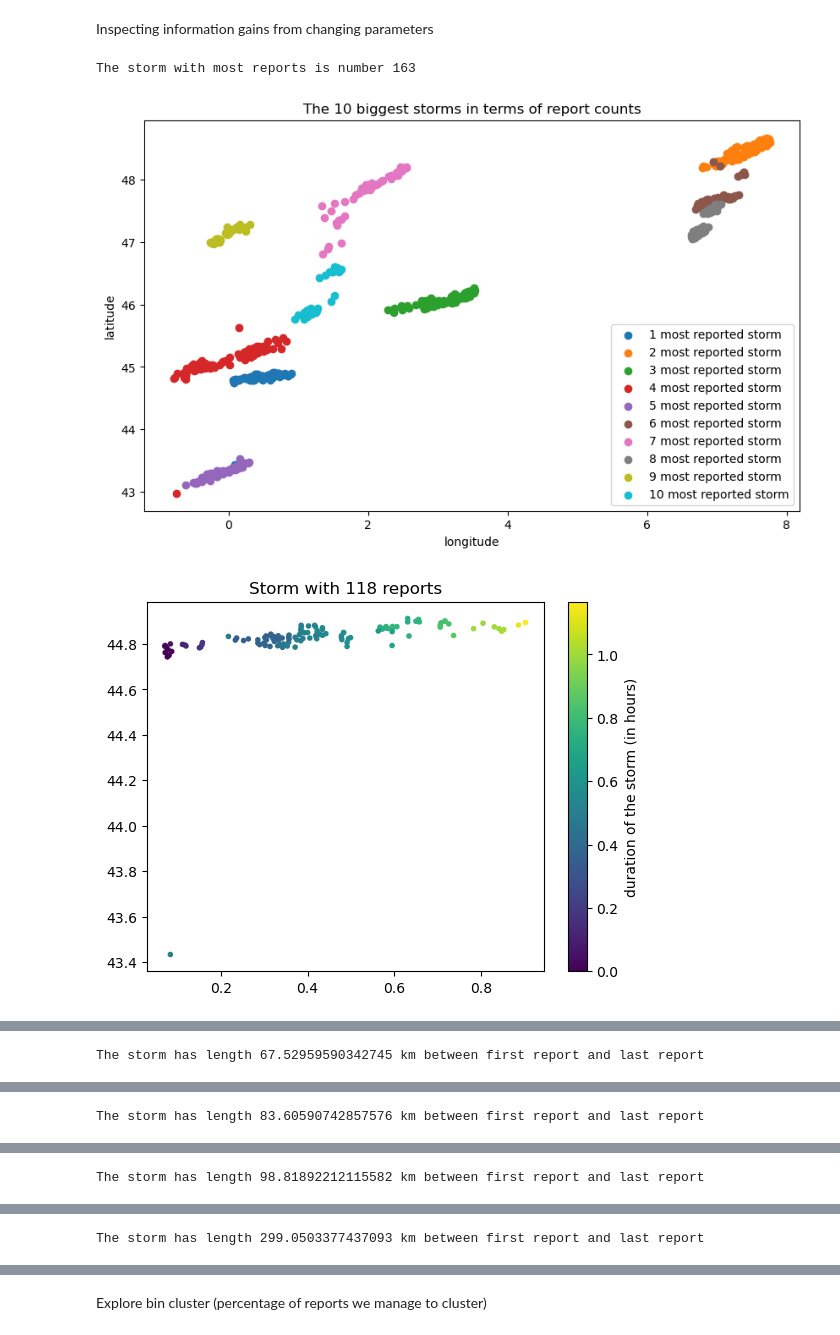
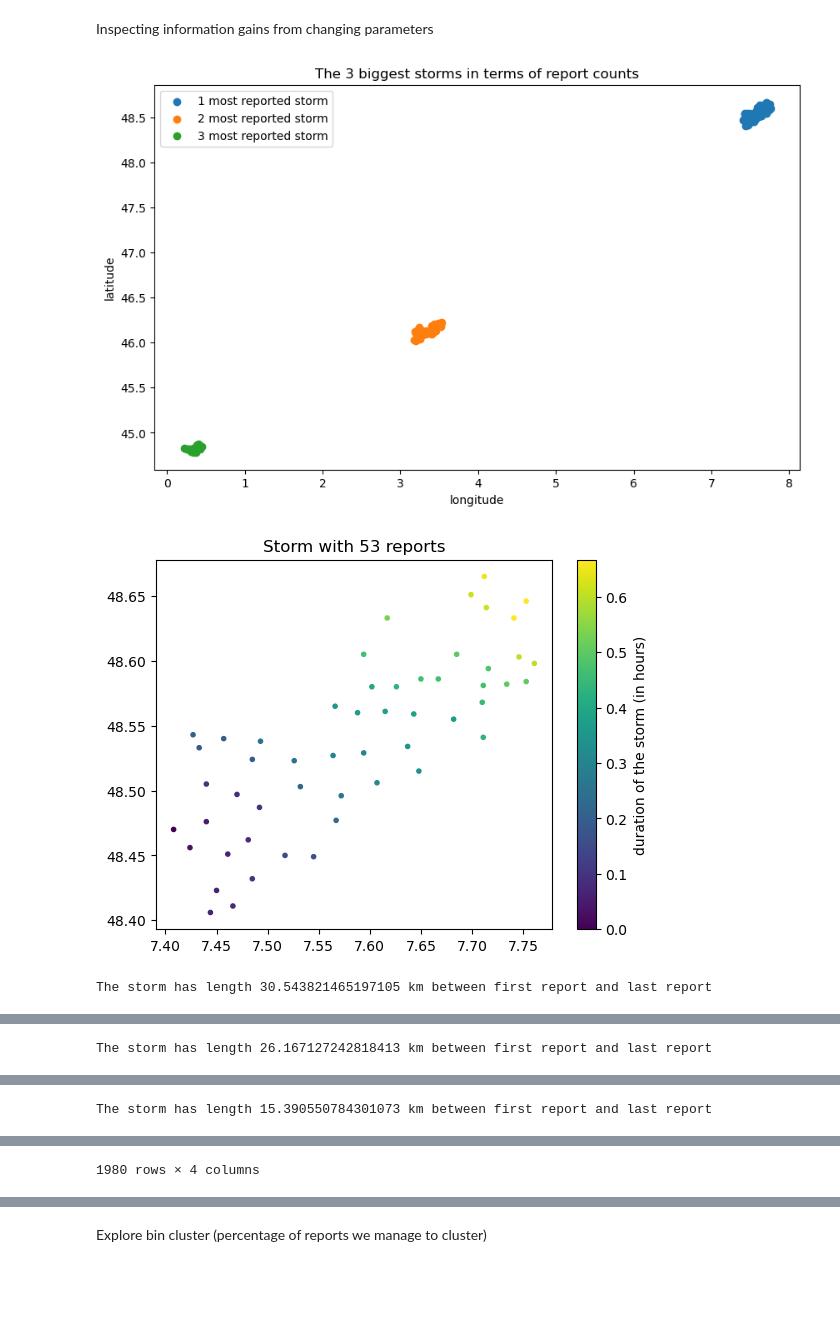
Before and after one commit to eliottmlg/Statapp-Hail-storm, a Jupyter notebook: parameters.ipynb, the cells around one changed output, grey strips where cells are left out. Drawn from its saved outputs; the diff is of its cells as text; code cells hidden in the pictures; blank space fills up the shorter version.

```diff
--- a/parameters.ipynb
+++ b/parameters.ipynb
@@ -184,9 +141,9 @@ The storm has length 189.76721988809064 km between first report and last report
 # %% [markdown]
 Inspecting information gains from changing parameters
 # %%
-df = run_dbscan_retrieve_classes(df, 0.2, 2, 2)
-visualise_biggest(df,10)
+#best guess
+visualise_biggest(run_dbscan_retrieve_classes(df, 0.2, 1, 2),3)
 # %% [output]
-The storm with most reports is number 163
-[figure, old version]
+[figure, new version]
-[figure, old version]
+[figure, new version]
+The storm has length 30.543821465197105 km between first report and last report
@@ -193 +151 @@ The storm with most reports is number 163
-The storm has length 67.52959590342745 km between first report and last report
+The storm has length 26.167127242818413 km between first report and last report
@@ -195 +153 @@ The storm has length 67.52959590342745 km between first report and last report
-The storm has length 83.60590742857576 km between first report and last report
+The storm has length 15.390550784301073 km between first report and last report
@@ -197 +166 @@ The storm has length 83.60590742857576 km between first report and last report
-The storm has length 98.81892212115582 km between first report and last report
+1980 rows × 4 columns
@@ -199 +166,0 @@ The storm has length 98.81892212115582 km between first report and last report
-The storm has length 299.0503377437093 km between first report and last report
```
Also changed, not shown: parts of 8 cells of this notebook.
